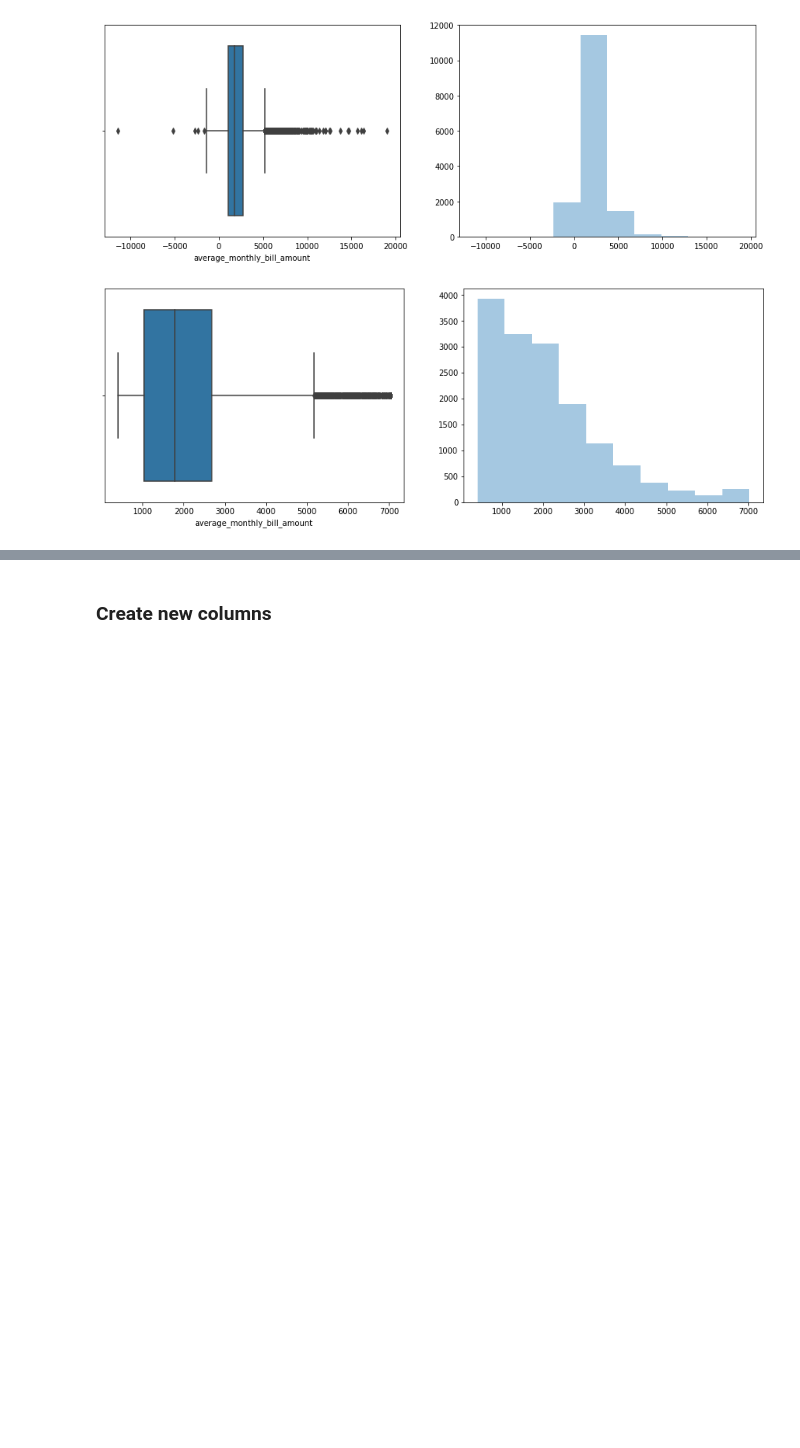
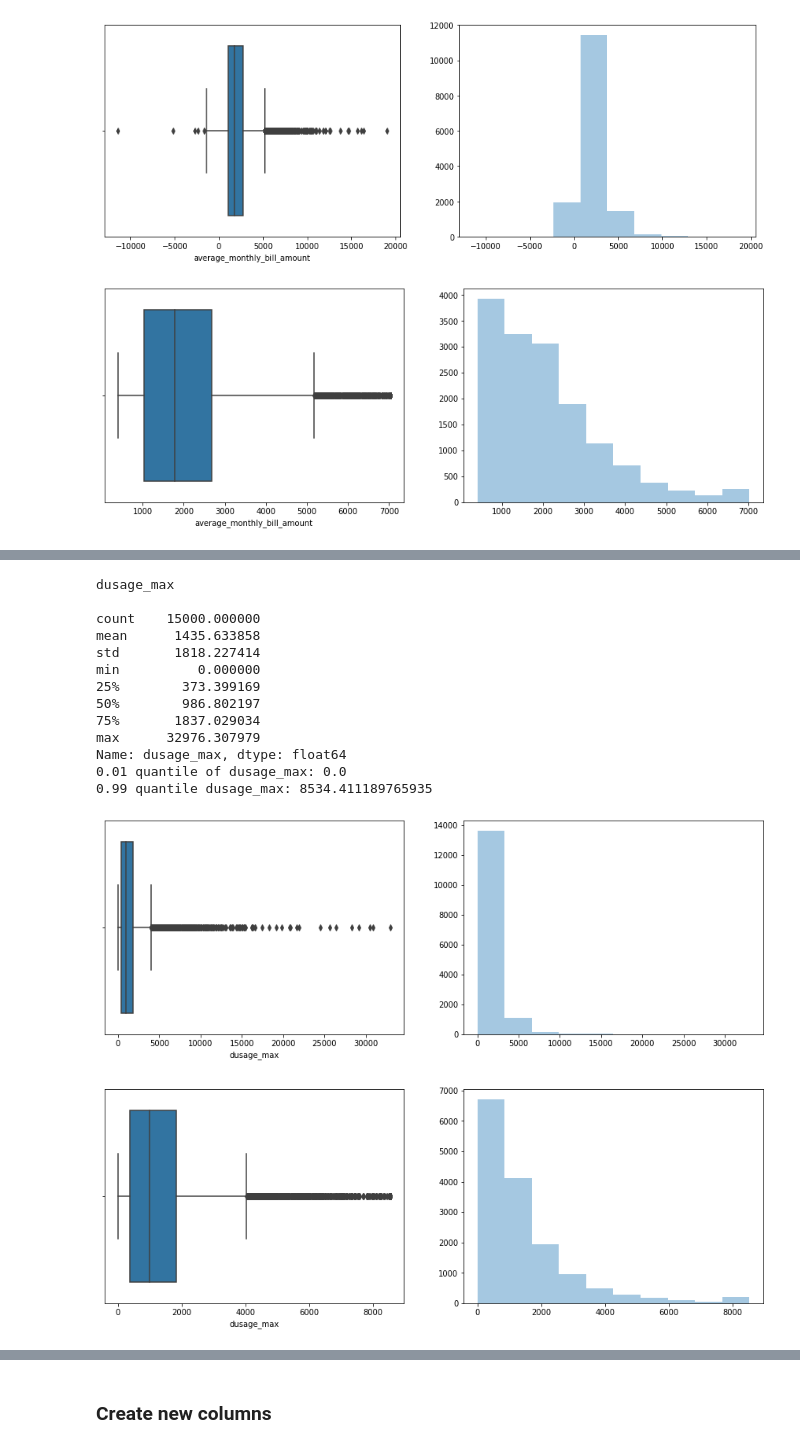
Before and after one commit to thuvarahan97/ADL-AI-Summit-2021---AI-Vendors, a Jupyter notebook: RentalPlan.ipynb, the cells around one changed output, grey strips where cells are left out. Drawn from its saved outputs; the diff is of its cells as text; code cells hidden in the pictures; blank space fills up the shorter version.

```diff
--- a/RentalPlan.ipynb
+++ b/RentalPlan.ipynb
@@ -454,3 +479,19 @@ Name: average_monthly_bill_amount, dtype: float64
 # %%
-# resolveOutliers(all_data, 'dusage_max', 0.01, 0.99)
+resolveOutliers(all_data, 'dusage_max', 0.01, 0.99)
+# %% [output]
+dusage_max
+
+count    15000.000000
+mean      1435.633858
+std       1818.227414
+min          0.000000
+25%        373.399169
+50%        986.802197
+75%       1837.029034
+max      32976.307979
+Name: dusage_max, dtype: float64
+0.01 quantile of dusage_max: 0.0
+0.99 quantile dusage_max: 8534.411189765935
+[figure, added]
+[figure, added]
 # %%
```
Also changed, not shown: parts of 52 cells of this notebook.
